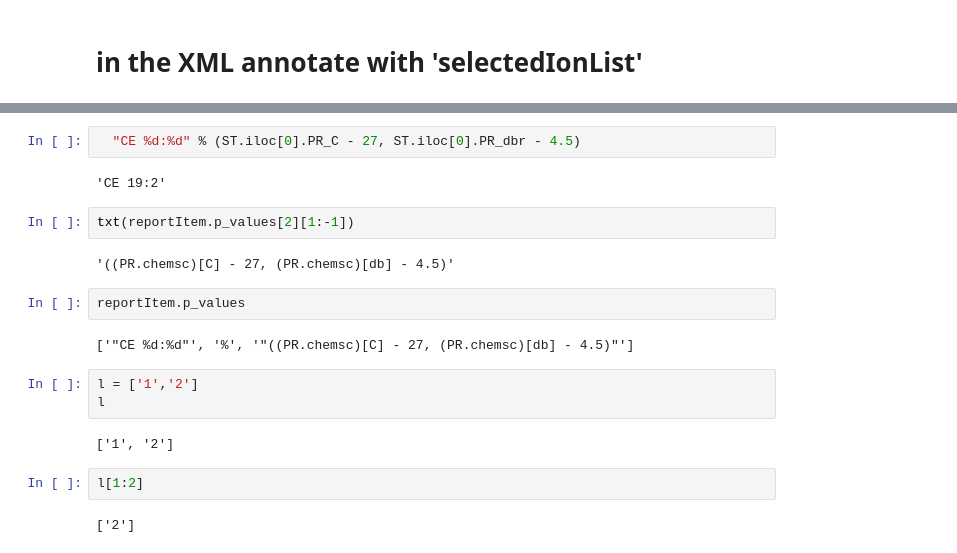
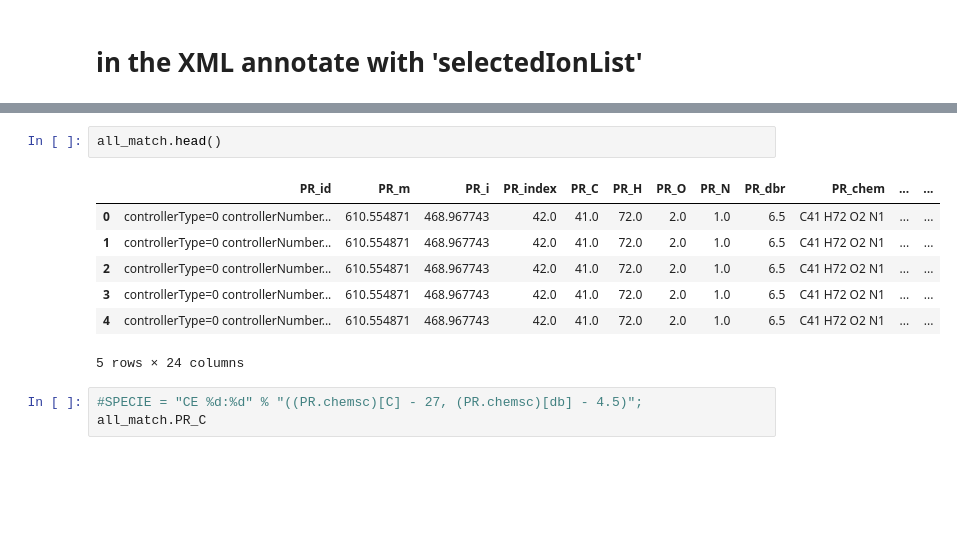
Before and after one commit to lifs-tools/lipidxplorer, a Jupyter notebook: lx2/mfql_emulate.ipynb, the cells around one changed output, grey strips where cells are left out. Cells and saved outputs as stored; diff of their text form; blank space fills up the shorter version.

Commit message:
feat: eval to get the report columns

```diff
--- a/lx2/mfql_emulate.ipynb
+++ b/lx2/mfql_emulate.ipynb
@@ -263,21 +243,13 @@ reportItem2Col(reportItem, ST)
+# %%
+all_match.head()
+# %% [output]
+|  | PR_id | PR_m | PR_i | PR_index | PR_C | PR_H | PR_O | PR_N | PR_dbr | PR_chem | ... | ... |
+| 0 | controllerType=0 controllerNumber... | 610.554871 | 468.967743 | 42.0 | 41.0 | 72.0 | 2.0 | 1.0 | 6.5 | C41 H72 O2 N1 | ... | ... |
+| 1 | controllerType=0 controllerNumber... | 610.554871 | 468.967743 | 42.0 | 41.0 | 72.0 | 2.0 | 1.0 | 6.5 | C41 H72 O2 N1 | ... | ... |
+| 2 | controllerType=0 controllerNumber... | 610.554871 | 468.967743 | 42.0 | 41.0 | 72.0 | 2.0 | 1.0 | 6.5 | C41 H72 O2 N1 | ... | ... |
+| 3 | controllerType=0 controllerNumber... | 610.554871 | 468.967743 | 42.0 | 41.0 | 72.0 | 2.0 | 1.0 | 6.5 | C41 H72 O2 N1 | ... | ... |
+| 4 | controllerType=0 controllerNumber... | 610.554871 | 468.967743 | 42.0 | 41.0 | 72.0 | 2.0 | 1.0 | 6.5 | C41 H72 O2 N1 | ... | ... |
+5 rows × 24 columns
 # %%
-  "CE %d:%d" % (ST.iloc[0].PR_C - 27, ST.iloc[0].PR_dbr - 4.5)
+#SPECIE = "CE %d:%d" % "((PR.chemsc)[C] - 27, (PR.chemsc)[db] - 4.5)";
+all_match.PR_C
-# %% [output]
-'CE 19:2'
-# %%
-txt(reportItem.p_values[2][1:-1])
-# %% [output]
-'((PR.chemsc)[C] - 27, (PR.chemsc)[db] - 4.5)'
-# %%
-reportItem.p_values
-# %% [output]
-['"CE %d:%d"', '%', '"((PR.chemsc)[C] - 27, (PR.chemsc)[db] - 4.5)"']
-# %%
-l = ['1','2']
-l
-# %% [output]
-['1', '2']
-# %%
-l[1:2]
-# %% [output]
-['2']
```
Also changed, not shown: parts of 17 cells of this notebook.
